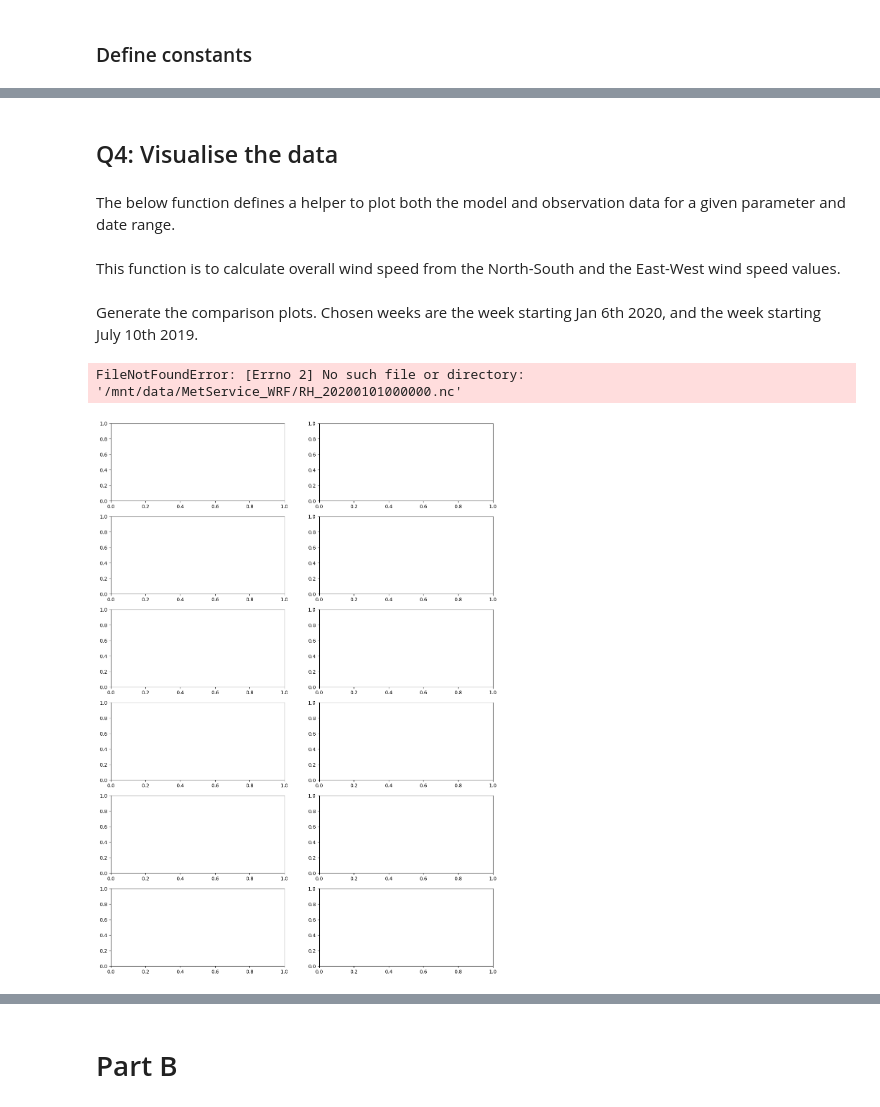
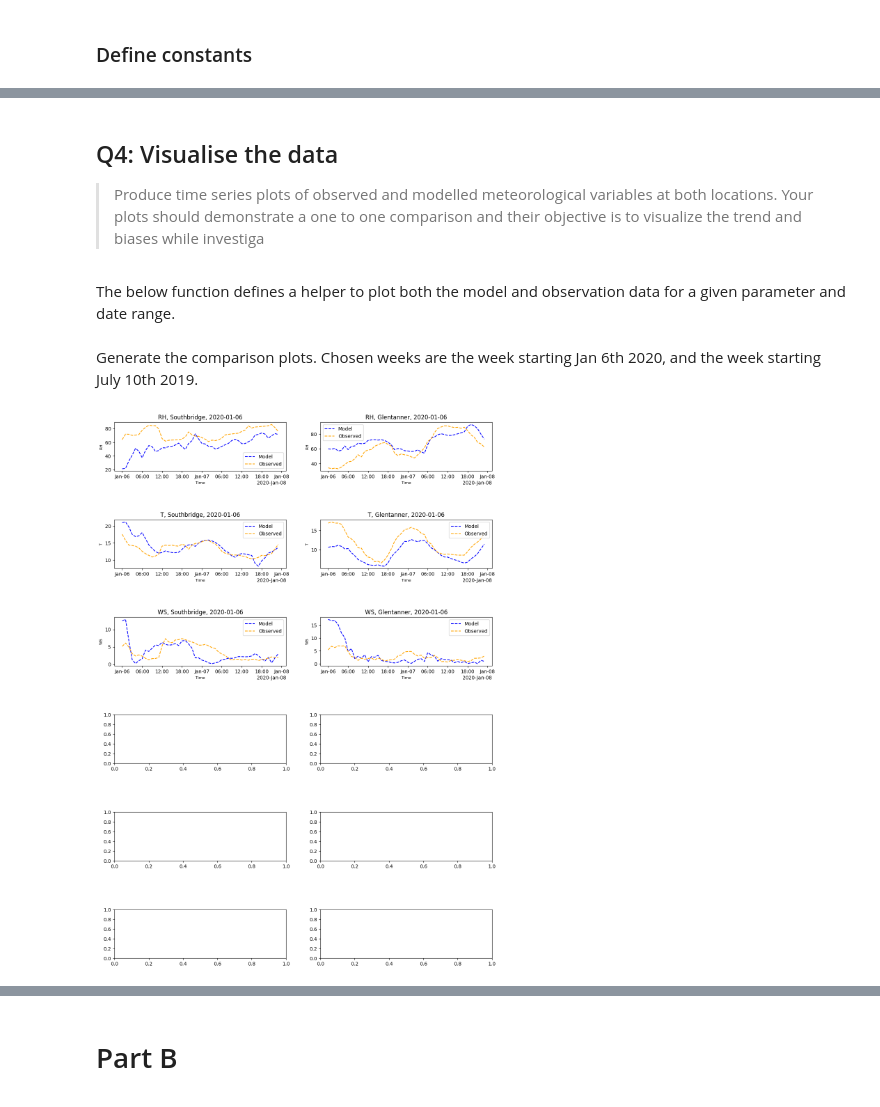
Before and after one commit to tineke-corin/GISC405, a Jupyter notebook: tco111_Ass02.ipynb, the cells around one changed output, grey strips where cells are left out. Drawn from its saved outputs; the diff is of its cells as text; code cells hidden in the pictures.

```diff
--- a/tco111_Ass02.ipynb
+++ b/tco111_Ass02.ipynb
@@ -96,5 +135,8 @@ Load the two provided data files into an XArray dataset, and store it in the STA
 # %%
+base_dir = Path("/home/UOCNT/tco111/GISC405")
+
 for k_ix, key in enumerate(STATIONS.keys()):
-  stn = STATIONS[key]
-  dataset = xr.open_dataset(f"./{stn['filename']}")
-  stn['dataset'] = dataset
+    stn = STATIONS[key]
+    file_path = base_dir / stn["filename"]
+    dataset = xr.open_dataset(file_path)
+    stn['dataset'] = dataset
@@ -113,23 +208,0 @@ def extract_model_series(data_type, start_date, end_date, location, height=2):
-# %%
-def rmse(predictions, observations):
-    # sum the squared difference between prediction and observation
-    diff = predictions - observations
-    sq = [ d**d for d in diff ]
-    sum = np.sum(sq)
-    # divide by number of observations
-    sum_over_n = sum / len(predictions)
-    # take the square root
-    return np.sqrt(sum_over_n)
-
-"""
-# Test
-start_date = "2020-01-06"
-end_date = "2020-01-13"
-
-stn = STATIONS['Glentanner']
-dataset_observations = stn['dataset']
-dataset_predictions = extract_model_series('RH', start_date, end_date, stn['location'])
-
-time_slice_observed = dataset_observations.sel(time=slice(start_date, end_date))
-time_slice_predicted = dataset_predictions.sel(time=slice(start_date, end_date))
-"""
@@ -138,5 +277,9 @@ FileNotFoundError: [Errno 2] No such file or directory: '/mnt/data/MetService_WR
 # %% [markdown]
  ## Q4: Visualise the data
+
+> Produce time series plots of observed and modelled meteorological variables at both
+> locations. Your plots should demonstrate a one to one comparison and their objective is to
+> visualize the trend and biases while investiga
 # %% [markdown]
 The below function defines a helper to plot both the model and observation data for a given parameter and date range.
 # %%
@@ -150,4 +291,2 @@ def plot_model_vs_observations(model_data, obs_data, key, month, data_type, ax):
     ax.set_title(f"{data_type}, {key}, {month}")
     ax.legend()
-# %% [markdown]
-This function is to calculate overall wind speed from the North-South and the East-West wind speed values.
@@ -161,46 +293,40 @@ def calc_wind_speed(u, v):
 # %% [markdown]
 Generate the comparison plots. Chosen weeks are the week starting Jan 6th 2020, and the week starting July 10th 2019.
 # %%
-DATES = [
-  { 'start_date': "2020-01-06", 'end_date': "2020-01-13" },
-  { 'start_date': "2019-07-10", 'end_date': "2019-07-17" },
-]
-
 fig, axs = plt.subplots(6, 2, figsize=(14,20))
 
 ax_y = 0
-for d_ix, date_range in enumerate(DATES):
+for d_ix, date_range in enumerate(DATE_RANGES):
     start_date = date_range['start_date']
     end_date = date_range['end_date']
 
     ax_y = d_ix * 3
 
     for k_ix, key in enumerate(STATIONS.keys()):
       stn = STATIONS[key]
       dataset_observations = stn['dataset']
       time_slice_observed = dataset_observations.sel(time=slice(start_date, end_date))
 
       rh_model = extract_model_series('RH', start_date, end_date, stn['location'])
       rh_obs = time_slice_observed.relative_humidity
-      plot_model_vs_observations(rh_model, rh_obs, key, start_date, 'RH', axs[ax_y+0][k_ix])  # 0, then 3
+      plot_model_vs_observations(rh_model, rh_obs, key, start_date, 'RH', axs[ax_y+0][k_ix])
 
       # Model temperatures are in kelvin so need to be converted
       t_model = extract_model_series('T', start_date, end_date, stn['location'])
       t_model = t_model - 273.15
       t_obs = time_slice_observed.temperature
-      plot_model_vs_observations(t_model, t_obs, key, start_date, 'T', axs[ax_y+1][k_ix]) # 1, then 4
+      plot_model_vs_observations(t_model, t_obs, key, start_date, 'T', axs[ax_y+1][k_ix])
 
       # Wind speed in the WRF data is in two directions and need to be combined
       u_model = extract_model_series('U', start_date, end_date, stn['location'])
       v_model = extract_model_series('V', start_date, end_date, stn['location'])
       ws_model = calc_wind_speed(u_model, v_model)
       ws_obs = time_slice_observed.wind_speed
 
-      plot_model_vs_observations(ws_model, ws_obs, key, start_date, 'WS', axs[ax_y+2][k_ix]) # 2, then 5
+      plot_model_vs_observations(ws_model, ws_obs, key, start_date, 'WS', axs[ax_y+2][k_ix])
 
 plt.subplots_adjust(hspace=1.0)
 plt.show()
 # %% [output]
-FileNotFoundError: [Errno 2] No such file or directory: '/mnt/data/MetService_WRF/RH_20200101000000.nc'
-[figure, old version]
+[figure, new version]
 # %% [markdown]
```
Also changed, not shown: parts of 20 cells of this notebook.
